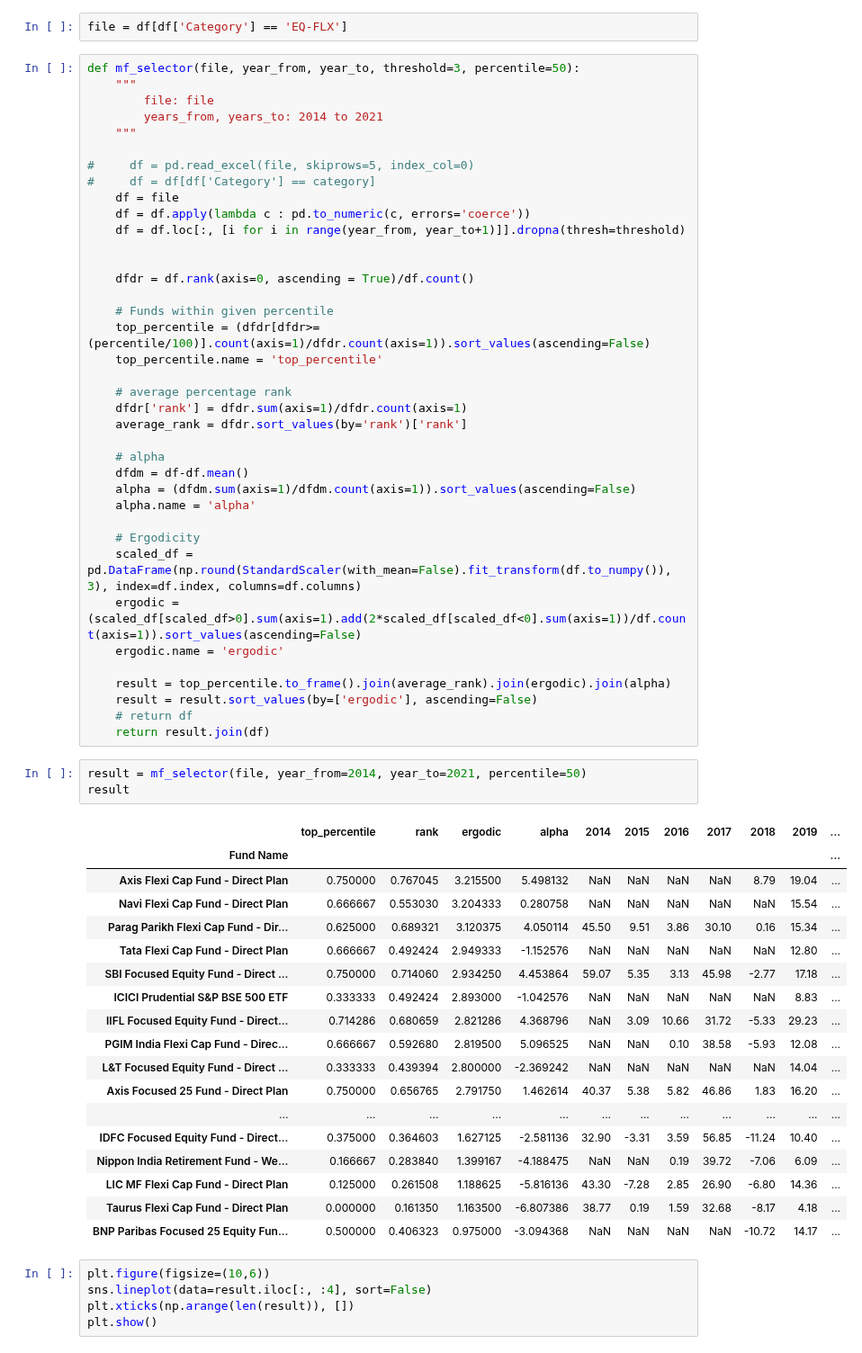
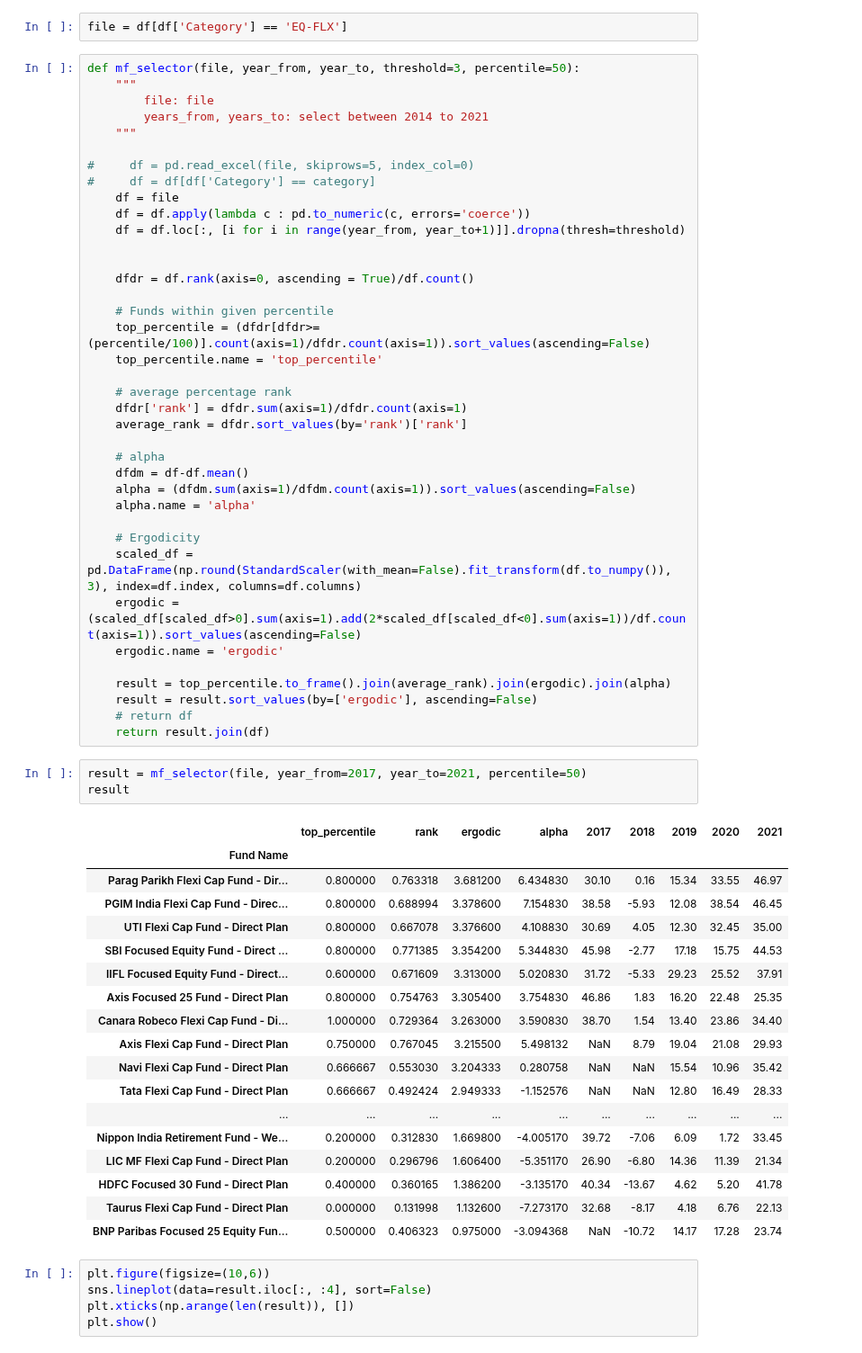
Before and after one commit to dsanr/Mutual-Funds-Analysis, a Jupyter notebook: mf selection.ipynb, the cells around one changed output. Shown at 90% size. Drawn from its saved outputs; the diff is of its cells as text.

```diff
--- a/mf selection.ipynb
+++ b/mf selection.ipynb
@@ -31,7 +31,7 @@ file = df[df['Category'] == 'EQ-FLX']
 def mf_selector(file, year_from, year_to, threshold=3, percentile=50):
     """
         file: file
-        years_from, years_to: 2014 to 2021
+        years_from, years_to: select between 2014 to 2021
     """
 
 #     df = pd.read_excel(file, skiprows=5, index_col=0)
@@ -66,27 +66,27 @@ def mf_selector(file, year_from, year_to, threshold=3, percentile=50):
     # return df
     return result.join(df)
 # %%
-result = mf_selector(file, year_from=2014, year_to=2021, percentile=50)
+result = mf_selector(file, year_from=2017, year_to=2021, percentile=50)
 result
 # %% [output]
-|  | top_percentile | rank | ergodic | alpha | 2014 | 2015 | 2016 | 2017 | 2018 | 2019 | ... |
-| Fund Name |  |  |  |  |  |  |  |  |  |  | ... |
-| Axis Flexi Cap Fund - Direct Plan | 0.750000 | 0.767045 | 3.215500 | 5.498132 | NaN | NaN | NaN | NaN | 8.79 | 19.04 | ... |
-| Navi Flexi Cap Fund - Direct Plan | 0.666667 | 0.553030 | 3.204333 | 0.280758 | NaN | NaN | NaN | NaN | NaN | 15.54 | ... |
-| Parag Parikh Flexi Cap Fund - Dir... | 0.625000 | 0.689321 | 3.120375 | 4.050114 | 45.50 | 9.51 | 3.86 | 30.10 | 0.16 | 15.34 | ... |
-| Tata Flexi Cap Fund - Direct Plan | 0.666667 | 0.492424 | 2.949333 | -1.152576 | NaN | NaN | NaN | NaN | NaN | 12.80 | ... |
-| SBI Focused Equity Fund - Direct ... | 0.750000 | 0.714060 | 2.934250 | 4.453864 | 59.07 | 5.35 | 3.13 | 45.98 | -2.77 | 17.18 | ... |
-| ICICI Prudential S&P BSE 500 ETF | 0.333333 | 0.492424 | 2.893000 | -1.042576 | NaN | NaN | NaN | NaN | NaN | 8.83 | ... |
-| IIFL Focused Equity Fund - Direct... | 0.714286 | 0.680659 | 2.821286 | 4.368796 | NaN | 3.09 | 10.66 | 31.72 | -5.33 | 29.23 | ... |
-| PGIM India Flexi Cap Fund - Direc... | 0.666667 | 0.592680 | 2.819500 | 5.096525 | NaN | NaN | 0.10 | 38.58 | -5.93 | 12.08 | ... |
-| L&T Focused Equity Fund - Direct ... | 0.333333 | 0.439394 | 2.800000 | -2.369242 | NaN | NaN | NaN | NaN | NaN | 14.04 | ... |
-| Axis Focused 25 Fund - Direct Plan | 0.750000 | 0.656765 | 2.791750 | 1.462614 | 40.37 | 5.38 | 5.82 | 46.86 | 1.83 | 16.20 | ... |
-| ... | ... | ... | ... | ... | ... | ... | ... | ... | ... | ... | ... |
-| IDFC Focused Equity Fund - Direct... | 0.375000 | 0.364603 | 1.627125 | -2.581136 | 32.90 | -3.31 | 3.59 | 56.85 | -11.24 | 10.40 | ... |
-| Nippon India Retirement Fund - We... | 0.166667 | 0.283840 | 1.399167 | -4.188475 | NaN | NaN | 0.19 | 39.72 | -7.06 | 6.09 | ... |
-| LIC MF Flexi Cap Fund - Direct Plan | 0.125000 | 0.261508 | 1.188625 | -5.816136 | 43.30 | -7.28 | 2.85 | 26.90 | -6.80 | 14.36 | ... |
-| Taurus Flexi Cap Fund - Direct Plan | 0.000000 | 0.161350 | 1.163500 | -6.807386 | 38.77 | 0.19 | 1.59 | 32.68 | -8.17 | 4.18 | ... |
-| BNP Paribas Focused 25 Equity Fun... | 0.500000 | 0.406323 | 0.975000 | -3.094368 | NaN | NaN | NaN | NaN | -10.72 | 14.17 | ... |
+|  | top_percentile | rank | ergodic | alpha | 2017 | 2018 | 2019 | 2020 | 2021 |
+| Fund Name |  |  |  |  |  |  |  |  |  |
+| Parag Parikh Flexi Cap Fund - Dir... | 0.800000 | 0.763318 | 3.681200 | 6.434830 | 30.10 | 0.16 | 15.34 | 33.55 | 46.97 |
+| PGIM India Flexi Cap Fund - Direc... | 0.800000 | 0.688994 | 3.378600 | 7.154830 | 38.58 | -5.93 | 12.08 | 38.54 | 46.45 |
+| UTI Flexi Cap Fund - Direct Plan | 0.800000 | 0.667078 | 3.376600 | 4.108830 | 30.69 | 4.05 | 12.30 | 32.45 | 35.00 |
+| SBI Focused Equity Fund - Direct ... | 0.800000 | 0.771385 | 3.354200 | 5.344830 | 45.98 | -2.77 | 17.18 | 15.75 | 44.53 |
+| IIFL Focused Equity Fund - Direct... | 0.600000 | 0.671609 | 3.313000 | 5.020830 | 31.72 | -5.33 | 29.23 | 25.52 | 37.91 |
+| Axis Focused 25 Fund - Direct Plan | 0.800000 | 0.754763 | 3.305400 | 3.754830 | 46.86 | 1.83 | 16.20 | 22.48 | 25.35 |
+| Canara Robeco Flexi Cap Fund - Di... | 1.000000 | 0.729364 | 3.263000 | 3.590830 | 38.70 | 1.54 | 13.40 | 23.86 | 34.40 |
+| Axis Flexi Cap Fund - Direct Plan | 0.750000 | 0.767045 | 3.215500 | 5.498132 | NaN | 8.79 | 19.04 | 21.08 | 29.93 |
+| Navi Flexi Cap Fund - Direct Plan | 0.666667 | 0.553030 | 3.204333 | 0.280758 | NaN | NaN | 15.54 | 10.96 | 35.42 |
+| Tata Flexi Cap Fund - Direct Plan | 0.666667 | 0.492424 | 2.949333 | -1.152576 | NaN | NaN | 12.80 | 16.49 | 28.33 |
+| ... | ... | ... | ... | ... | ... | ... | ... | ... | ... |
+| Nippon India Retirement Fund - We... | 0.200000 | 0.312830 | 1.669800 | -4.005170 | 39.72 | -7.06 | 6.09 | 1.72 | 33.45 |
+| LIC MF Flexi Cap Fund - Direct Plan | 0.200000 | 0.296796 | 1.606400 | -5.351170 | 26.90 | -6.80 | 14.36 | 11.39 | 21.34 |
+| HDFC Focused 30 Fund - Direct Plan | 0.400000 | 0.360165 | 1.386200 | -3.135170 | 40.34 | -13.67 | 4.62 | 5.20 | 41.78 |
+| Taurus Flexi Cap Fund - Direct Plan | 0.000000 | 0.131998 | 1.132600 | -7.273170 | 32.68 | -8.17 | 4.18 | 6.76 | 22.13 |
+| BNP Paribas Focused 25 Equity Fun... | 0.500000 | 0.406323 | 0.975000 | -3.094368 | NaN | -10.72 | 14.17 | 17.28 | 23.74 |
 # %%
 plt.figure(figsize=(10,6))
 sns.lineplot(data=result.iloc[:, :4], sort=False)
```
